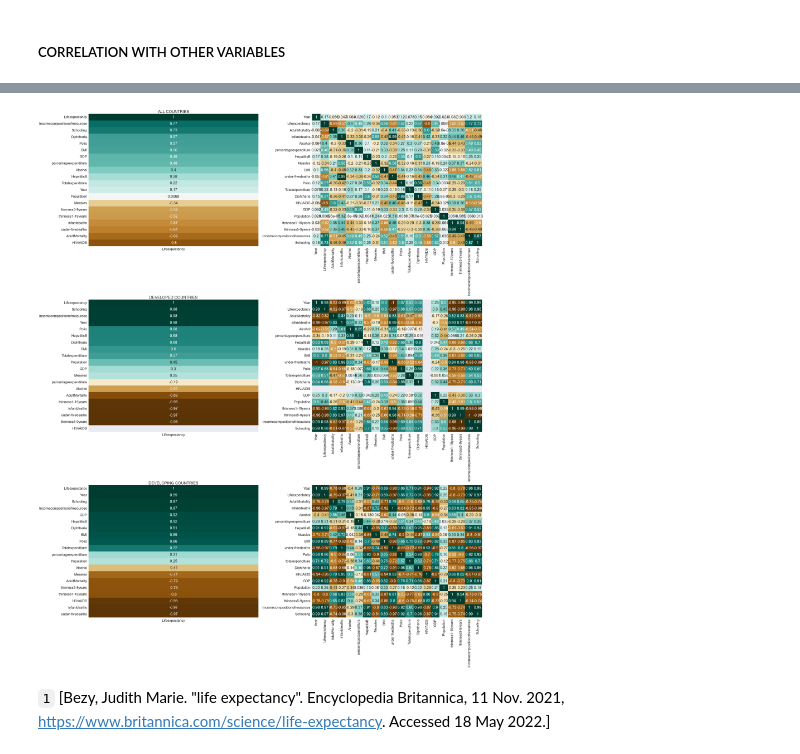
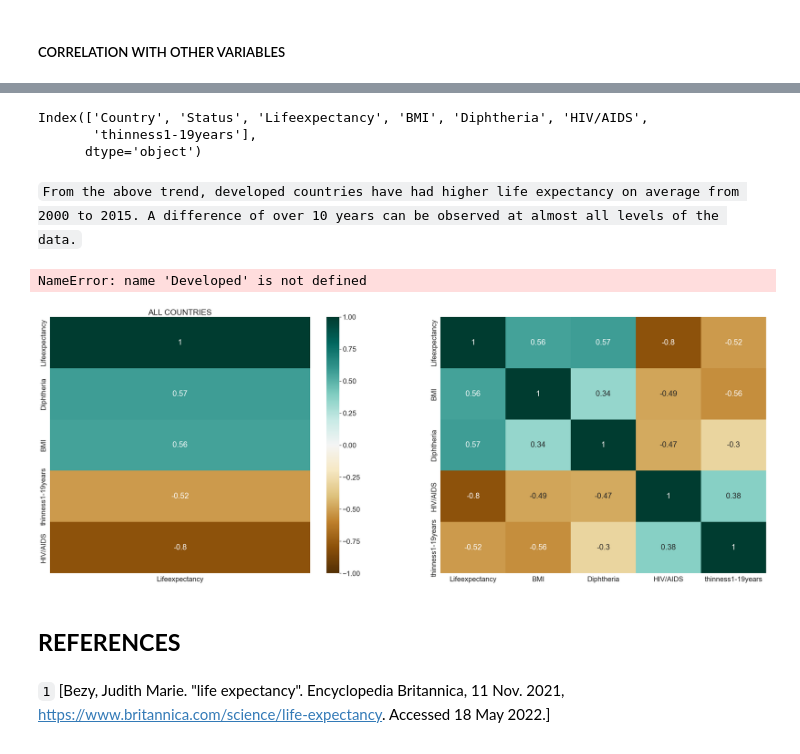
Before and after one commit to Swintabel/Life_expectancy, a Jupyter notebook: lifeexpectancy.ipynb, the cells around one changed output, grey strips where cells are left out. Cells and saved outputs as stored; diff of their text form; code cells hidden in the pictures.

```diff
--- a/lifeexpectancy.ipynb
+++ b/lifeexpectancy.ipynb
@@ -57,0 +50,7 @@ led.head(2)
+# %%
+filepath=("led_clean.xlsx")
+
+# loading and inspecting data
+led=pd.read_excel(filepath)
+print(led.info())
+led.head(2)
@@ -60,2 +112,3 @@ led.head(2)
 # %%
-led_group = led.groupby(by = ['Year', 'Status']).mean().reset_index()
+led_group = led.groupby(by = ['Status', 'Year']).mean().reset_index()
+led_group
@@ -84,0 +185,13 @@ plt.show()
+# %%
+def wrangle(df):
+    # dropping less correlated features
+    df.drop(columns=['GDP', 'percentageexpenditure', 'Alcohol', 'HepatitisB', 'Totalexpenditure', 'Year', 'Population', 'Measles'], inplace=True)
+
+    #dropping variables causing multicollinearity
+
+    df.drop(columns= ['under-fivedeaths', 'AdultMortality', 'infantdeaths','Polio', 'thinness5-9years','Incomecompositionofresources', "Schooling"], inplace=True)
+
+
+    return df
+# %%
+led_w= wrangle(led)
@@ -87,38 +283,49 @@ plt.show()
+# %%
+led.columns
+# %% [output]
+Index(['Country', 'Status', 'Lifeexpectancy', 'BMI', 'Diphtheria', 'HIV/AIDS',
+       'thinness1-19years'],
+      dtype='object')
+# %% [markdown]
+`From the above trend, developed countries have had higher life expectancy on average from 2000 to 2015. A difference of over 10 years can be observed at almost all levels of the data.`
 # %%
 #fig, ax =plt.subplots(1,3,sharex=True, sharey=True)
 
 plt.figure(figsize=(40,50))
 sn.set(font_scale=2)
-led_num = led._get_numeric_data()
+led_num = led_w._get_numeric_data()
 corrMatrix1 = led_num.corr()
 plt.subplot(3,2,1)
-sn.heatmap(corrMatrix1[['Lifeexpectancy']].sort_values(by='Lifeexpectancy', ascending=False), vmin=-1, vmax=1, annot=True, cmap='BrBG',cbar=False)
+sn.heatmap(corrMatrix1[['Lifeexpectancy']].sort_values(by='Lifeexpectancy', ascending=False), vmin=-1, vmax=1, annot=True, cmap='BrBG',cbar=True)
 plt.title("ALL COUNTRIES", fontsize = 25)
 
 plt.subplot(3,2,2)
 sn.heatmap(corrMatrix1, vmin=-1, vmax=1, annot=True, cmap='BrBG',cbar=False)
 
 
 Developed_num = Developed._get_numeric_data()
 corrMatrix2 = Developed_num.corr()
 plt.subplot(3,2,3)
 sn.heatmap(corrMatrix2[['Lifeexpectancy']].sort_values(by='Lifeexpectancy', ascending=False), vmin=-1, vmax=1, annot=True, cmap='BrBG',cbar=False)
 plt.title("DEVELOPED COUNTRIES", fontsize = 25)
 plt.subplot(3,2,4)
 sn.heatmap(corrMatrix2, vmin=-1, vmax=1, annot=True, cmap='BrBG',cbar=False)
 
 
 Developing_num = Developing._get_numeric_data()
 corrMatrix3 = Developing_num.corr()
 plt.subplot(3,2,5)
 sn.heatmap(corrMatrix3[['Lifeexpectancy']].sort_values(by='Lifeexpectancy', ascending=False), vmin=-1, vmax=1, annot=True, cmap='BrBG',cbar=False)
 plt.title("DEVELOPING COUNTRIES", fontsize = 25)
 plt.subplot(3,2,6)
 sn.heatmap(corrMatrix3, vmin=-1, vmax=1, annot=True, cmap='BrBG',cbar=False)
 
 plt.show()
 # %% [output]
+NameError: name 'Developed' is not defined
-[figure, old version]
+[figure, new version]
+# %% [markdown]
+## **REFERENCES**
 # %%
 
 #%%html
```
Also changed, not shown: parts of 25 cells of this notebook, 1 other file.
